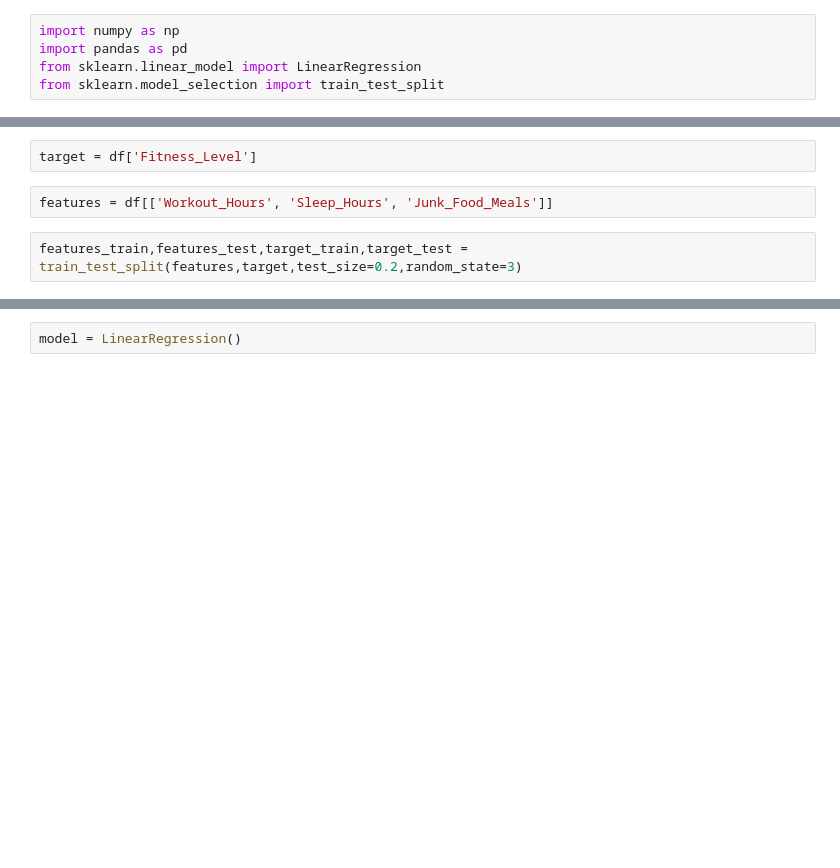
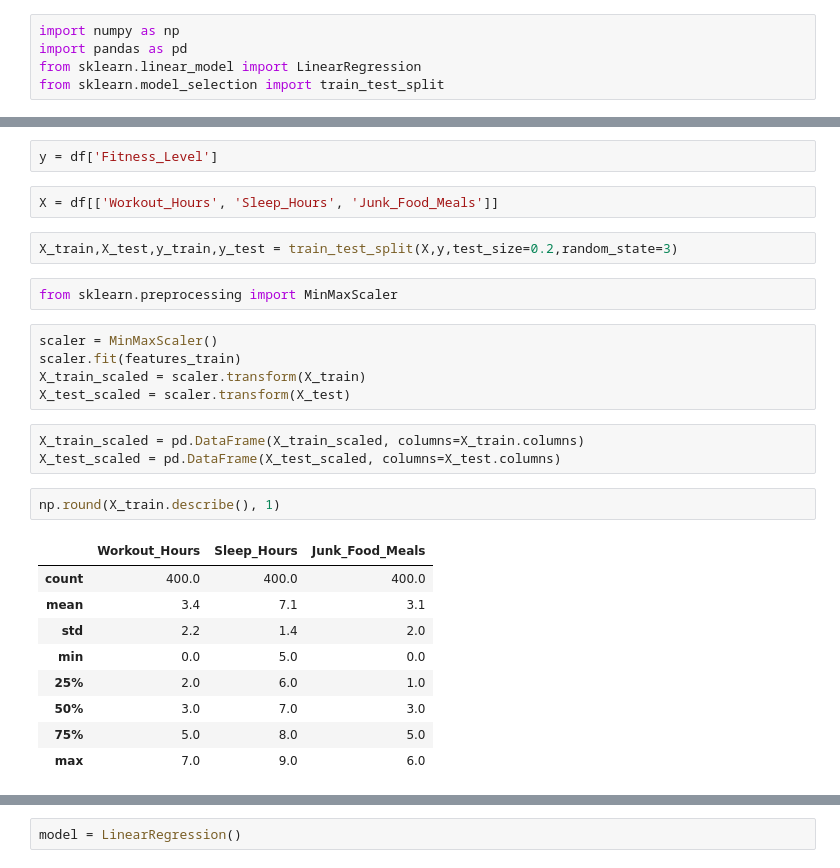
Before and after one commit to nizamuddin-solangi/ML-Practice, a Jupyter notebook: Fitness_Health_Performance.ipynb, the cells around one changed output, grey strips where cells are left out. Cells and saved outputs as stored; diff of their text form; blank space fills up the shorter version.

```diff
--- a/Fitness_Health_Performance.ipynb
+++ b/Fitness_Health_Performance.ipynb
@@ -21,6 +23,28 @@ df
 # %%
-target = df['Fitness_Level']
+y = df['Fitness_Level']
 # %%
-features = df[['Workout_Hours', 'Sleep_Hours', 'Junk_Food_Meals']]
+X = df[['Workout_Hours', 'Sleep_Hours', 'Junk_Food_Meals']]
 # %%
-features_train,features_test,target_train,target_test = train_test_split(features,target,test_size=0.2,random_state=3)
+X_train,X_test,y_train,y_test = train_test_split(X,y,test_size=0.2,random_state=3)
+# %%
+from sklearn.preprocessing import MinMaxScaler
+# %%
+scaler = MinMaxScaler()
+scaler.fit(features_train)
+X_train_scaled = scaler.transform(X_train)
+X_test_scaled = scaler.transform(X_test)
+# %%
+X_train_scaled = pd.DataFrame(X_train_scaled, columns=X_train.columns)
+X_test_scaled = pd.DataFrame(X_test_scaled, columns=X_test.columns)
+# %%
+np.round(X_train.describe(), 1)
+# %% [output]
+|  | Workout_Hours | Sleep_Hours | Junk_Food_Meals |
+| count | 400.0 | 400.0 | 400.0 |
+| mean | 3.4 | 7.1 | 3.1 |
+| std | 2.2 | 1.4 | 2.0 |
+| min | 0.0 | 5.0 | 0.0 |
+| 25% | 2.0 | 6.0 | 1.0 |
+| 50% | 3.0 | 7.0 | 3.0 |
+| 75% | 5.0 | 8.0 | 5.0 |
+| max | 7.0 | 9.0 | 6.0 |
```
Also changed, not shown: parts of 14 cells of this notebook, 23 other files.
